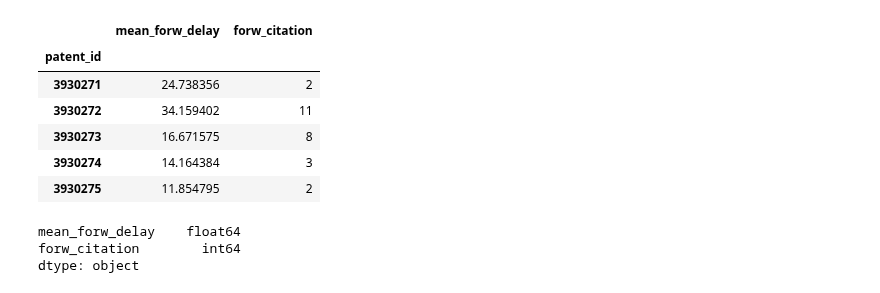
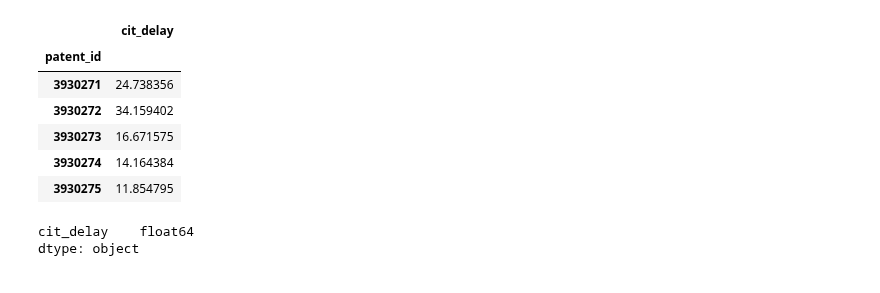
Before and after one commit to rsdias/patent_analysis, a Jupyter notebook: cit_delay.ipynb, the cells around one changed output. Saved outputs shown, nothing was run; the diff lists cells and outputs as text; code cells hidden in the pictures.

```diff
--- a/cit_delay.ipynb
+++ b/cit_delay.ipynb
@@ -24,8 +26,4 @@ cit_tree = 'data/cit_tree.csv'
-# %%
-src='data/var_builder.csv'
-dst='data/var_builder2.csv'
-cit_tree = 'data/cit_tree.csv'
-
-cols=['patent_id','citation_id', 'cit_delay' ]
-
-df = pd.read_csv(src, usecols=cols, converters={'citation_id':str})
+# %%
+cols=['patent_id','citation_id', 'cit_delay' ]
+dtypes={'patent_id': object, 'citation_id': object, 'cit_delay': np.float64}
+df = pd.read_csv(src, usecols=cols)
@@ -32,5 +48,5 @@ df = pd.read_csv(src, usecols=cols, converters={'citation_id':str})
 # %%
-df['cit_delay']=pd.to_timedelta(df['cit_delay']).dt.components.days/365
+# df['cit_delay']=pd.to_timedelta(df['cit_delay']).dt.components.days/365
 #for some reason dt.days stopped working. dt.components came around and is working
 # %%
 # output: patent-level data
@@ -58,14 +126,14 @@ dtype: object
 # %%
 # if you group by patent_id, the delay will give a measure of how far back the patent is rooted.
 
-forw_delay=df.groupby('patent_id').cit_delay.agg(['mean', 'count'])
-forw_delay.rename(columns={'count': 'forw_citation', 'mean':'mean_forw_delay'}, inplace=True)
-forw_delay.head()
+made_delay=df.groupby('patent_id').mean()
+# forw_delay.rename(columns={'count': 'forw_citation', 'mean':'mean_forw_delay'}, inplace=True)
+made_delay.head()
 # %% [output]
-|  | mean_forw_delay | forw_citation |
-| patent_id |  |  |
-| 3930271 | 24.738356 | 2 |
-| 3930272 | 34.159402 | 11 |
-| 3930273 | 16.671575 | 8 |
-| 3930274 | 14.164384 | 3 |
-| 3930275 | 11.854795 | 2 |
+|  | cit_delay |
+| patent_id |  |
+| 3930271 | 24.738356 |
+| 3930272 | 34.159402 |
+| 3930273 | 16.671575 |
+| 3930274 | 14.164384 |
+| 3930275 | 11.854795 |
@@ -72,6 +142,5 @@ forw_delay.head()
 # %%
-forw_delay.dtypes
+made_delay.dtypes
 # %% [output]
-mean_forw_delay    float64
-forw_citation        int64
+cit_delay    float64
 dtype: object
```
Also changed, not shown: parts of 20 cells of this notebook, 16 other files.
